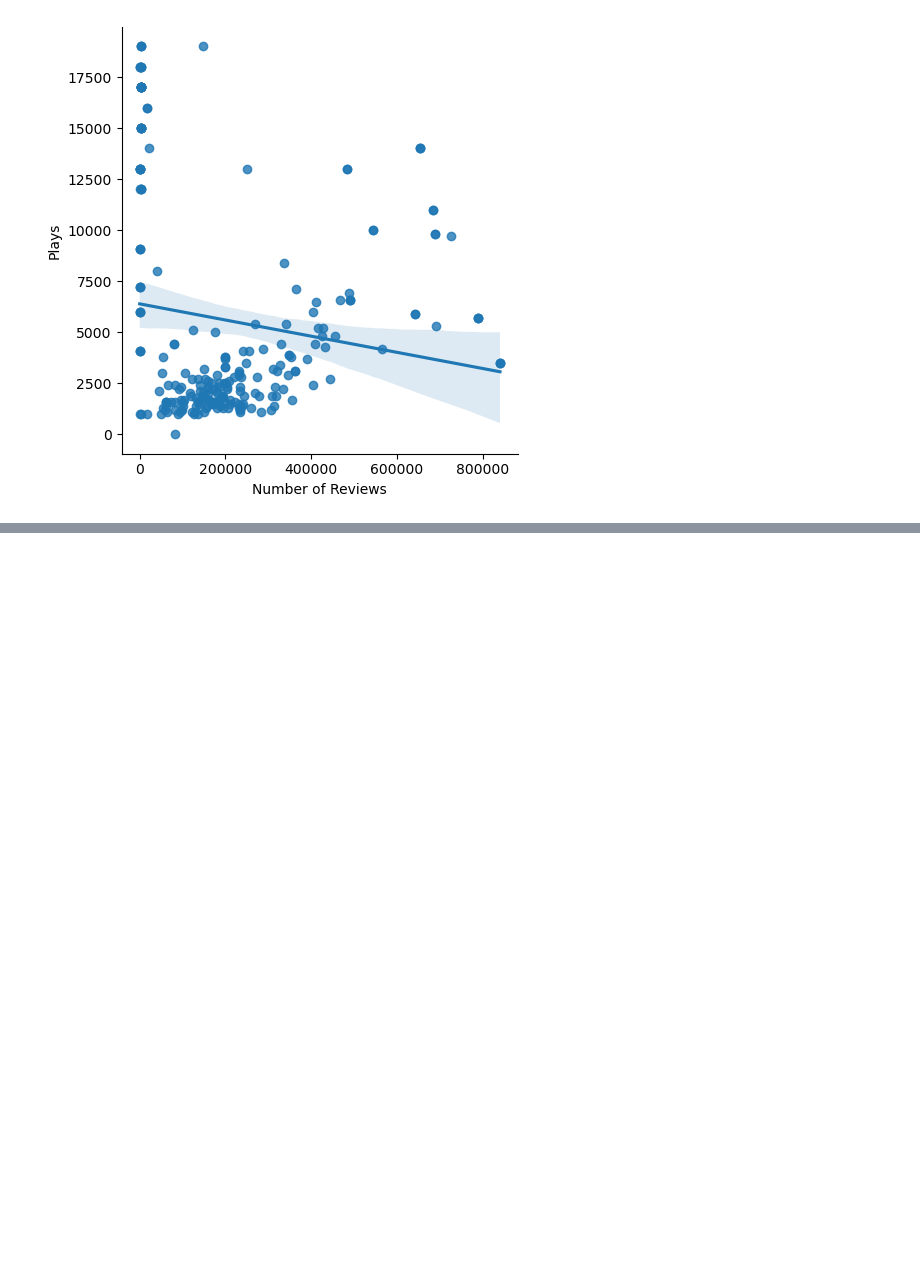
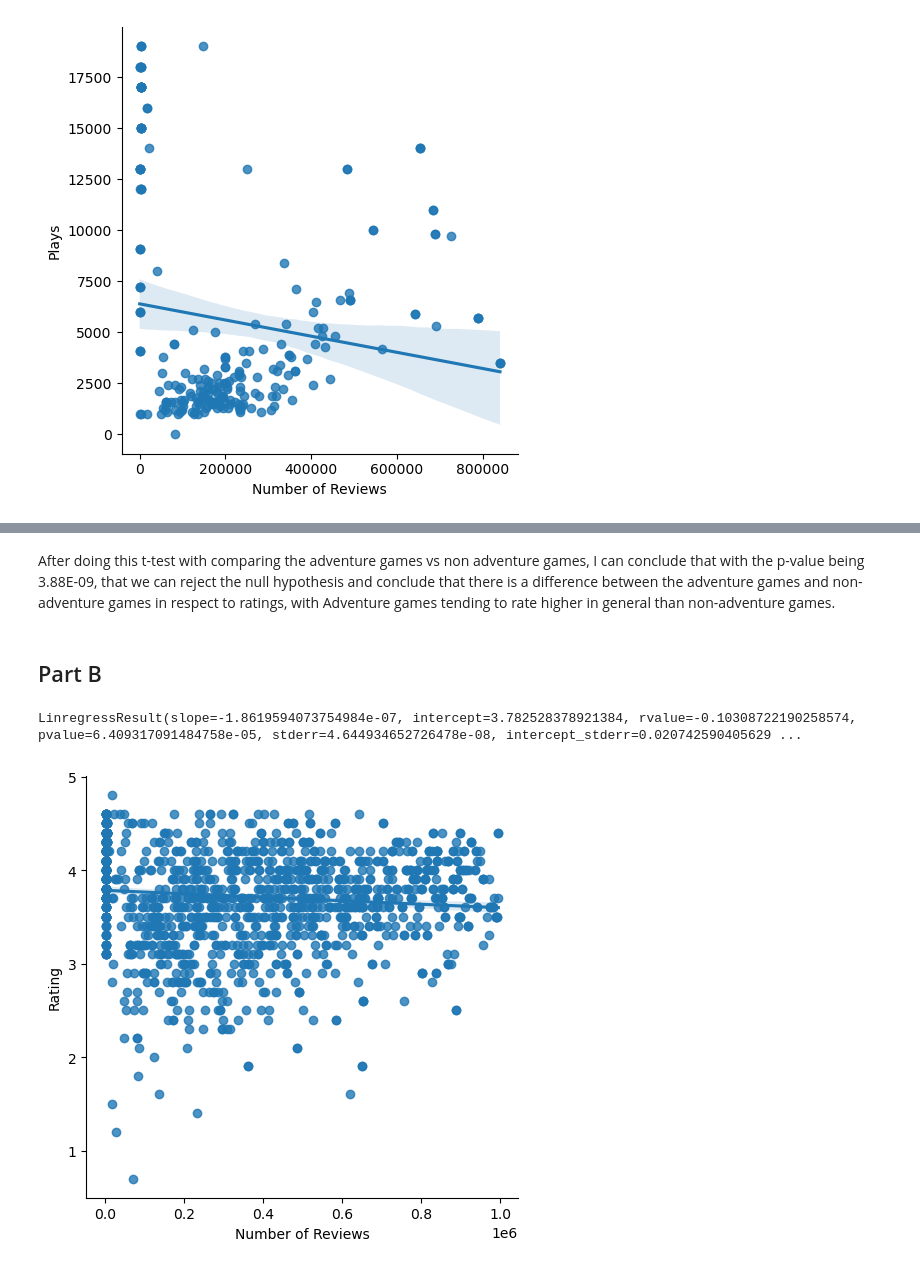
Before and after one commit to seanjedi/COMP-293A-Final-Project, a Jupyter notebook: Final_Project_Sean_M.ipynb, the cells around one changed output, grey strips where cells are left out. Drawn from its saved outputs; the diff is of its cells as text; code cells hidden in the pictures; blank space fills up the shorter version.

```diff
--- a/Final Project.ipynb
+++ b/Final_Project_Sean_M.ipynb
@@ -110,0 +163,13 @@ plt.show()
+# %% [markdown]
+After doing this t-test with comparing the adventure games vs non adventure games, I can conclude that with the p-value being 3.88E-09, that we can reject the null hypothesis and conclude that there is a difference between the adventure games and non-adventure games in respect to ratings, with Adventure games tending to rate higher in general than non-adventure games.
+# %% [markdown]
+## Part B
+# %%
+stats.linregress(x=games["Number of Reviews"], y=games["Rating"])
+# %% [output]
+LinregressResult(slope=-1.8619594073754984e-07, intercept=3.782528378921384, rvalue=-0.10308722190258574, pvalue=6.409317091484758e-05, stderr=4.644934652726478e-08, intercept_stderr=0.020742590405629 ...
+# %%
+sns.lmplot(data=games, x="Number of Reviews", y="Rating");
+plt.show()
+# %% [output]
+[figure, added]
```
Also changed, not shown: parts of 17 cells of this notebook.
